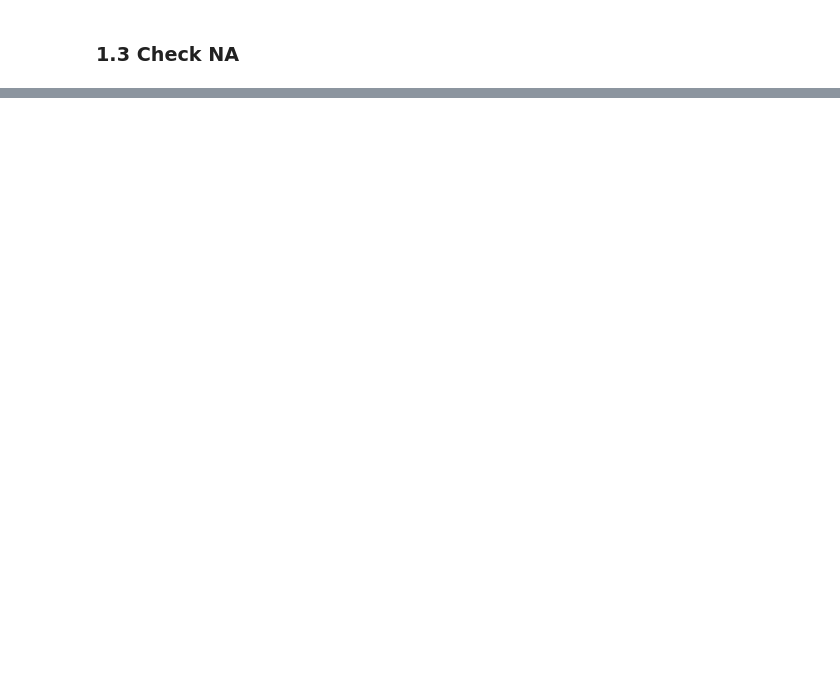
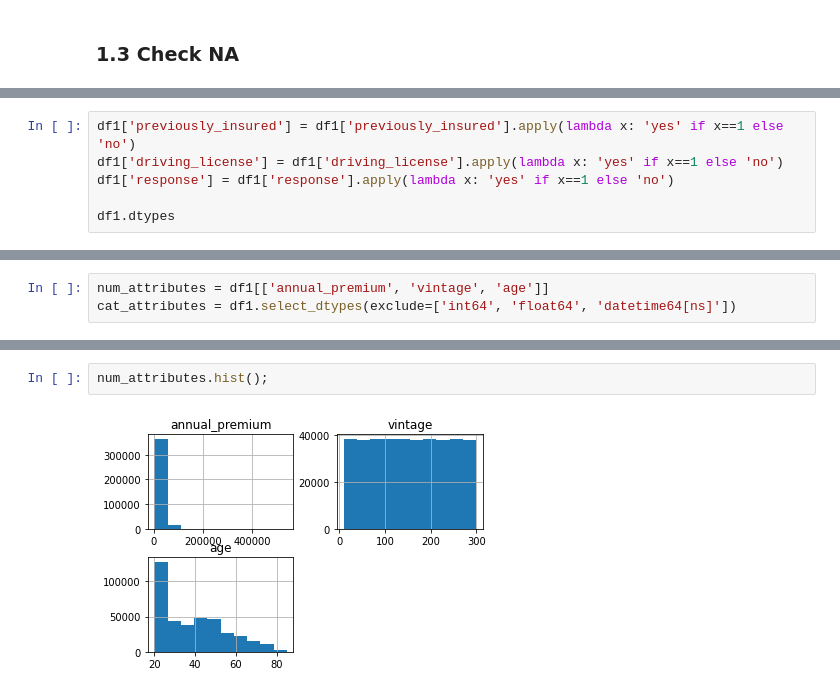
Before and after one commit to vitorhmf/cross-sell, a Jupyter notebook: notebooks/v01_cross_sell_data_analysis.ipynb, the cells around one changed output, grey strips where cells are left out. Drawn from its saved outputs; the diff is of its cells as text; blank space fills up the shorter version.

```diff
--- a/notebooks/v01_cross_sell_data_analysis.ipynb
+++ b/notebooks/v01_cross_sell_data_analysis.ipynb
@@ -66,0 +126,6 @@ dtype: int64
+# %%
+df1['previously_insured'] = df1['previously_insured'].apply(lambda x: 'yes' if x==1 else 'no')
+df1['driving_license'] = df1['driving_license'].apply(lambda x: 'yes' if x==1 else 'no')
+df1['response'] = df1['response'].apply(lambda x: 'yes' if x==1 else 'no')
+
+df1.dtypes
@@ -66,0 +150,3 @@ dtype: int64
+# %%
+num_attributes = df1[['annual_premium', 'vintage', 'age']]
+cat_attributes = df1.select_dtypes(exclude=['int64', 'float64', 'datetime64[ns]'])
@@ -66,0 +177,4 @@ dtype: int64
+# %%
+num_attributes.hist();
+# %% [output]
+[figure, added]
```
Also changed, not shown: parts of 18 cells of this notebook.
